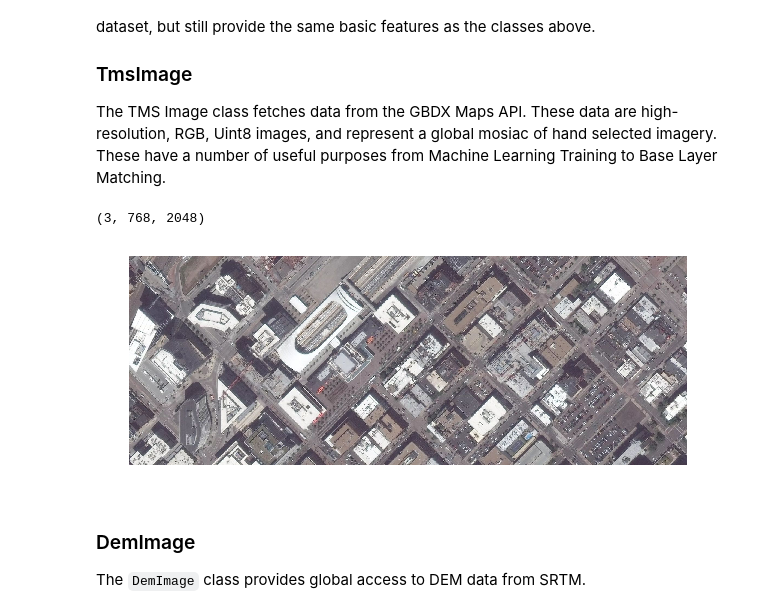
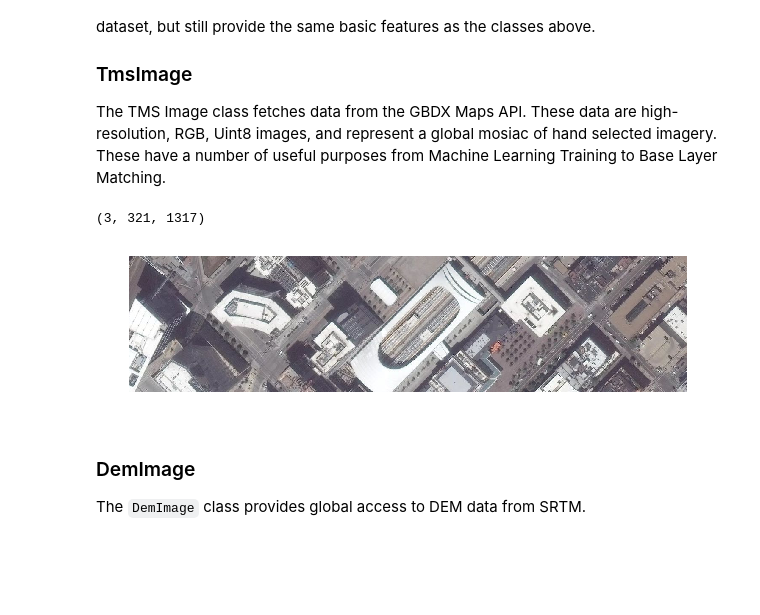
Before and after one commit to DigitalGlobe/gbdxtools_notebooks, a Jupyter notebook: 04-DG-Sensors.ipynb, the cells around one changed output. Saved outputs shown, nothing was run; the diff lists cells and outputs as text; code cells hidden in the pictures; blank space fills up the shorter version.

Commit message:
TmsImage doesn't have bounds and updated bbox

```diff
--- a/04-DG-Sensors.ipynb
+++ b/04-DG-Sensors.ipynb
@@ -129,12 +129,13 @@ The TMS Image class fetches data from the GBDX Maps API. These data are high-res
 # %%
 from gbdxtools import TmsImage
 
-tms = TmsImage(access_token=token, zoom=18, bounds=[-105.00444889068605, 39.75299710099606, -104.9962091445923, 39.75431683540881])
+token = "pk.eyJ1IjoiZGlnaXRhbGdsb2JlIiwiYSI6ImNqMXkyZXZsODAwYWszMmsyM3lvZHBzMWsifQ.EYqlvq6QWczWsvrEDDTf7g"
+tms = TmsImage(access_token=token, zoom=18, bbox=[-105.00444889068605, 39.75299710099606, -104.9962091445923, 39.75431683540881])
 print tms.shape
 tms.plot()
 # %% [output]
-(3, 768, 2048)
+(3, 321, 1317)
-[figure, old version]
+[figure, new version]
 # %% [markdown]
 ### DemImage
 
```
Also changed, not shown: parts of 1 cell of this notebook.
